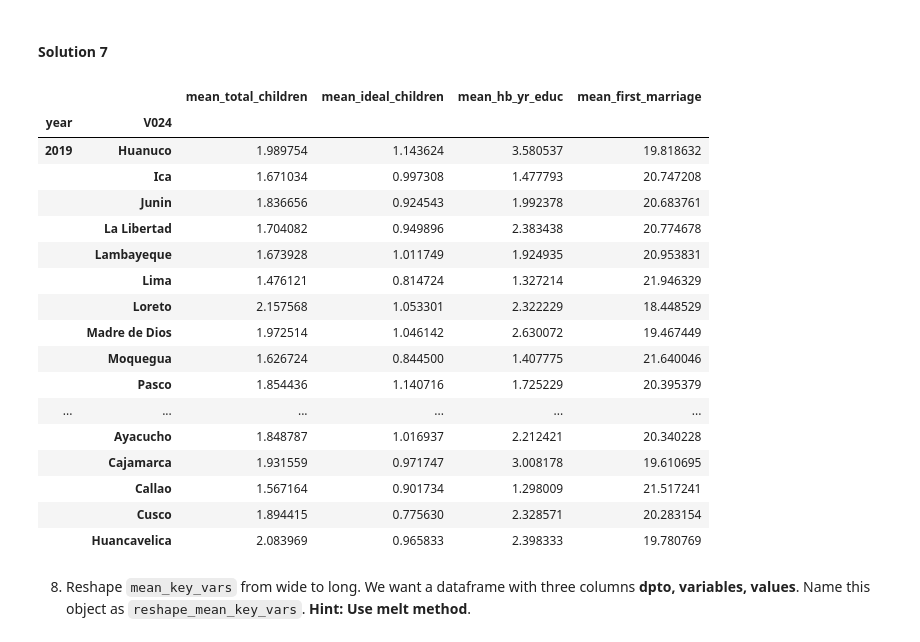
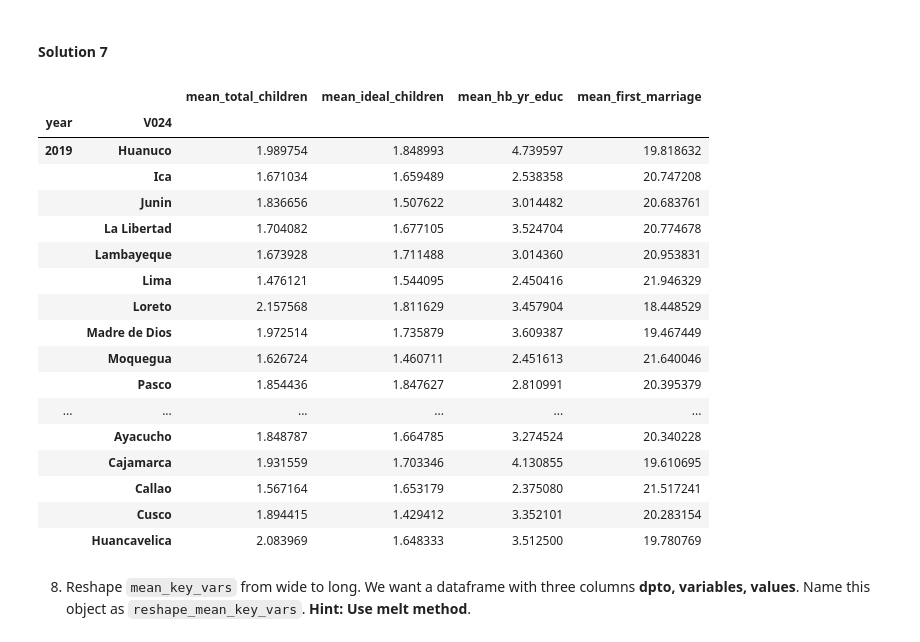
Before and after one commit to alexanderquispe/Diplomado_PUCP, a Jupyter notebook: Lecture_3/Assigment3/group_10_ass_3_2022.ipynb, the cells around one changed output. Drawn from its saved outputs; the diff is of its cells as text; code cells hidden in the pictures.

```diff
--- a/Lecture_3/Assigment3/group_10_ass_3_2022.ipynb
+++ b/Lecture_3/Assigment3/group_10_ass_3_2022.ipynb
@@ -279,40 +279,40 @@ df2
 #### Solution 7
 # %%
 ## Replace the categorical response to 0 in column V613
-endes_2019.V613.replace("Respuesta no numérica", 0, inplace = True)
+endes_2019.V613 = endes_2019.V613.replace("Respuesta no numérica", 0)
 ## Change from categorical column to numerical column. Code obbtained from https://www.statology.org/convert-categorical-variable-to-numeric-pandas/
 endes_2019['V613'] = pd.factorize(endes_2019['V613'])[0]
 
 ## Replace the categorical response to 0 in column V715
-endes_2019.V715.replace("No sabe", 0, inplace = True)
+endes_2019.V715 = endes_2019.V715.replace("No sabe", 0)
 ## Change from categorical column to numerical column. Code obbtained from https://www.statology.org/convert-categorical-variable-to-numeric-pandas/
 endes_2019['V715'] = pd.factorize(endes_2019['V715'])[0]
 
 ## Group by year and department, then use aggregate function to get the mean of each column
 mean_key_vars = endes_2019.groupby(["year", "V024"]).agg({"V201": "mean", "V613":"mean", "V715" :"mean", "V511": "mean"})
 ## Change column names
 mean_key_vars.columns = ['mean_total_children', 'mean_ideal_children', "mean_hb_yr_educ", "mean_first_marriage"]
 ## Print
 mean_key_vars
 # %% [output]
 |  |  | mean_total_children | mean_ideal_children | mean_hb_yr_educ | mean_first_marriage |
 | year | V024 |  |  |  |  |
-| 2019 | Huanuco | 1.989754 | 1.143624 | 3.580537 | 19.818632 |
-|  | Ica | 1.671034 | 0.997308 | 1.477793 | 20.747208 |
-|  | Junin | 1.836656 | 0.924543 | 1.992378 | 20.683761 |
-|  | La Libertad | 1.704082 | 0.949896 | 2.383438 | 20.774678 |
-|  | Lambayeque | 1.673928 | 1.011749 | 1.924935 | 20.953831 |
-|  | Lima | 1.476121 | 0.814724 | 1.327214 | 21.946329 |
-|  | Loreto | 2.157568 | 1.053301 | 2.322229 | 18.448529 |
-|  | Madre de Dios | 1.972514 | 1.046142 | 2.630072 | 19.467449 |
-|  | Moquegua | 1.626724 | 0.844500 | 1.407775 | 21.640046 |
-|  | Pasco | 1.854436 | 1.140716 | 1.725229 | 20.395379 |
+| 2019 | Huanuco | 1.989754 | 1.848993 | 4.739597 | 19.818632 |
+|  | Ica | 1.671034 | 1.659489 | 2.538358 | 20.747208 |
+|  | Junin | 1.836656 | 1.507622 | 3.014482 | 20.683761 |
+|  | La Libertad | 1.704082 | 1.677105 | 3.524704 | 20.774678 |
+|  | Lambayeque | 1.673928 | 1.711488 | 3.014360 | 20.953831 |
+|  | Lima | 1.476121 | 1.544095 | 2.450416 | 21.946329 |
+|  | Loreto | 2.157568 | 1.811629 | 3.457904 | 18.448529 |
+|  | Madre de Dios | 1.972514 | 1.735879 | 3.609387 | 19.467449 |
+|  | Moquegua | 1.626724 | 1.460711 | 2.451613 | 21.640046 |
+|  | Pasco | 1.854436 | 1.847627 | 2.810991 | 20.395379 |
 | ... | ... | ... | ... | ... | ... |
-|  | Ayacucho | 1.848787 | 1.016937 | 2.212421 | 20.340228 |
-|  | Cajamarca | 1.931559 | 0.971747 | 3.008178 | 19.610695 |
-|  | Callao | 1.567164 | 0.901734 | 1.298009 | 21.517241 |
-|  | Cusco | 1.894415 | 0.775630 | 2.328571 | 20.283154 |
-|  | Huancavelica | 2.083969 | 0.965833 | 2.398333 | 19.780769 |
+|  | Ayacucho | 1.848787 | 1.664785 | 3.274524 | 20.340228 |
+|  | Cajamarca | 1.931559 | 1.703346 | 4.130855 | 19.610695 |
+|  | Callao | 1.567164 | 1.653179 | 2.375080 | 21.517241 |
+|  | Cusco | 1.894415 | 1.429412 | 3.352101 | 20.283154 |
+|  | Huancavelica | 2.083969 | 1.648333 | 3.512500 | 19.780769 |
 # %% [markdown]
 8. Reshape `mean_key_vars` from wide to long. We want a dataframe with three columns **dpto, variables, values**. Name this object as `reshape_mean_key_vars`. **Hint: Use melt method**.
 # %% [markdown]
```
Also changed, not shown: parts of 1 cell of this notebook.
